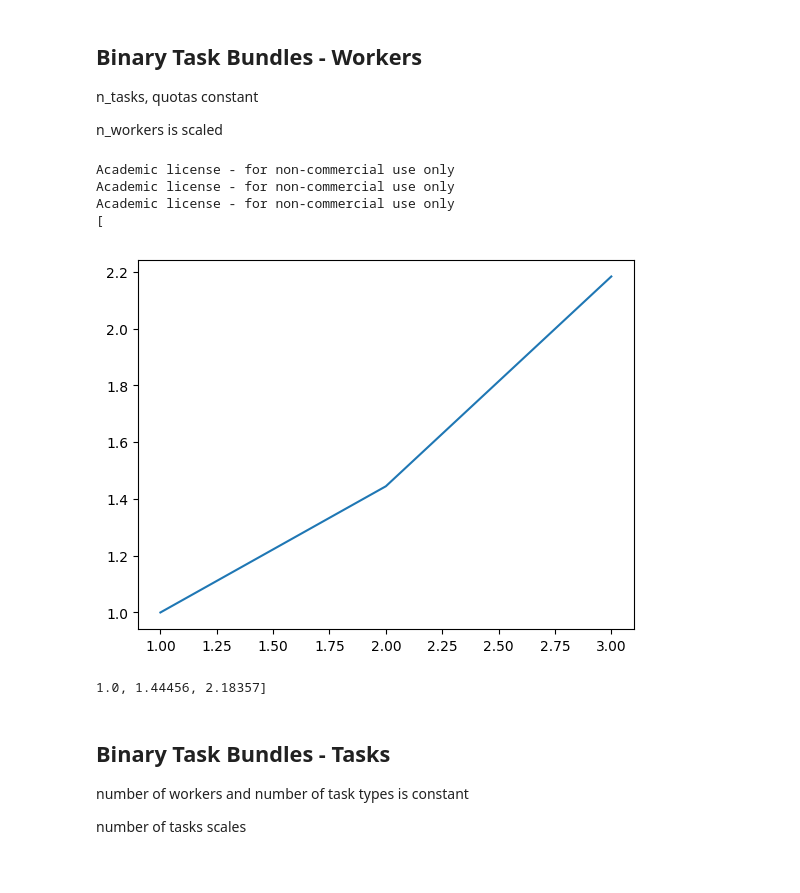
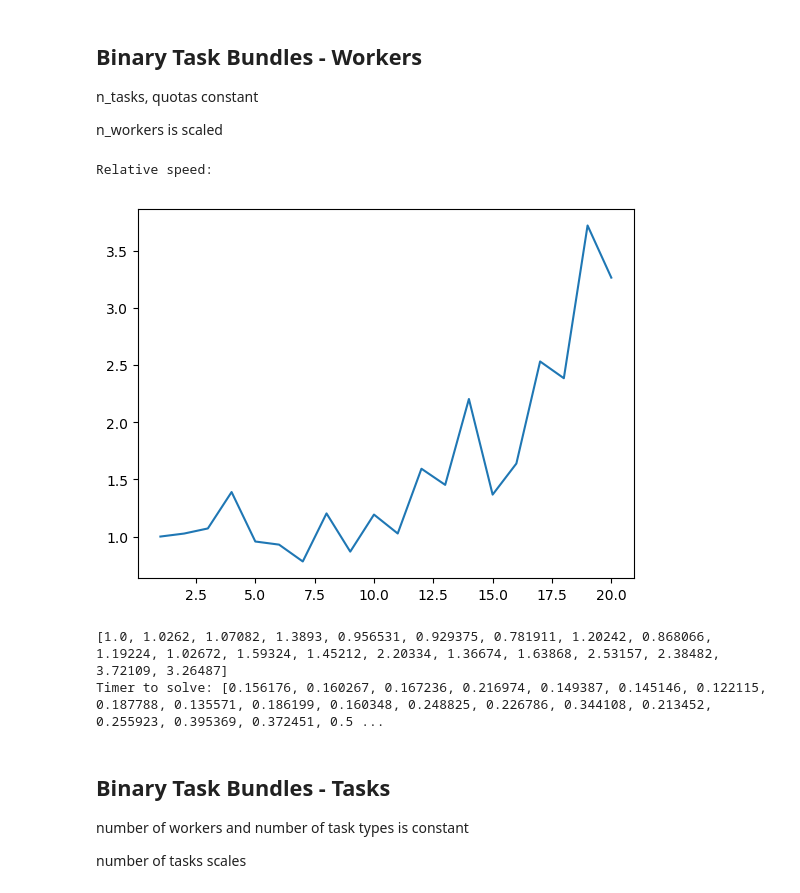
Before and after one commit to erinzm/ece524project, a Jupyter notebook: Timing Models.ipynb, the cells around one changed output. Drawn from its saved outputs; the diff is of its cells as text; code cells hidden in the pictures.

```diff
--- a/Timing Models.ipynb
+++ b/Timing Models.ipynb
@@ -1,11 +1,13 @@
 # %%
-using JuMP, Gurobi
+using JuMP, Gurobi, PyPlot, ProgressMeter
+
+env = Gurobi.Env()
 
 function simpleModel(N,M)
     T = N #upper bound on project completion
 
     #m = Model(solver=CbcSolver)
-    m = Model(solver=GurobiSolver(OutputFlag=0))
+    m = Model(solver=GurobiSolver(env, OutputFlag=0))
 
     @variable(m, x[1:N, 1:M, 1:T], Bin)
     @variable(m, last)
@@ -45,7 +47,7 @@ function discreteTimeModel(N,W)
 
     ###############################
 
-    m = Model(solver=GurobiSolver(OutputFlag=0))
+    m = Model(solver=GurobiSolver(env, OutputFlag=0))
 
     @variable(m, x[1:n, 1:v, 1:w, 1:T], Bin) # true when a worker starts a task
     @variable(m, z[1:n, 1:v, 1:w, 1:T], Bin) #true if a worker is working on a task (extends x with task length)
@@ -104,7 +106,7 @@ function binaryTaskBundles(quotas, n_workers)
 
     ###############################
 
-    m = Model(solver=GurobiSolver(OutputFlag=0))
+    m = Model(solver=GurobiSolver(env, OutputFlag=0))
     @variable(m, work[1:n_workers, 1:m_tasks, 1:horizon], Bin)
     @variable(m, slowest_worker >= 0)
 
@@ -346,33 +294,28 @@ n_tasks, quotas constant
 
 n_workers is scaled
 # %%
-using JuMP, Gurobi, PyPlot, Cbc
-#scaleFactor = 20
-#averages = 5
 timer = zeros(scaleFactor)
 
 for p=1:averages
     # task, worker values
     N = rand(8:12,1,5)
-    for u=1:scaleFactor
+    @showprogress "[$p]: " for u=1:scaleFactor
         W = 5*u
         timer[u] = timer[u] + binaryTaskBundles(N,W)
     end
 end
 
 timer= timer./averages
 speed = timer./timer[1]
 
 plot(1:scaleFactor,speed)
 println("Relative speed: ", speed)
 println("Timer to solve: ", timer)
 # %% [output]
-Academic license - for non-commercial use only
-Academic license - for non-commercial use only
-Academic license - for non-commercial use only
-[
+Relative speed:
-[figure, old version]
+[figure, new version]
-1.0, 1.44456, 2.18357]
+[1.0, 1.0262, 1.07082, 1.3893, 0.956531, 0.929375, 0.781911, 1.20242, 0.868066, 1.19224, 1.02672, 1.59324, 1.45212, 2.20334, 1.36674, 1.63868, 2.53157, 2.38482, 3.72109, 3.26487]
+Timer to solve: [0.156176, 0.160267, 0.167236, 0.216974, 0.149387, 0.145146, 0.122115, 0.187788, 0.135571, 0.186199, 0.160348, 0.248825, 0.226786, 0.344108, 0.213452, 0.255923, 0.395369, 0.372451, 0.5 ...
 # %% [markdown]
 ## Binary Task Bundles - Tasks
 number of workers and number of task types is constant
```
Also changed, not shown: parts of 12 cells of this notebook.
